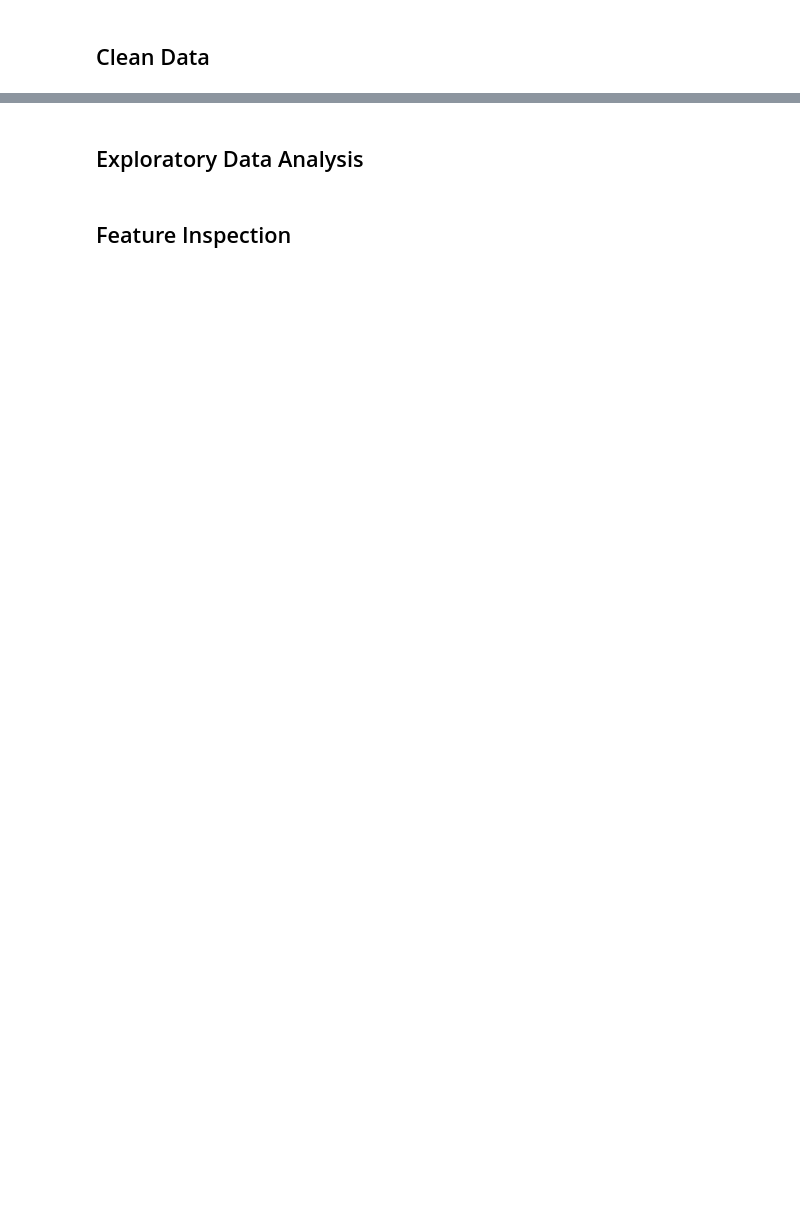
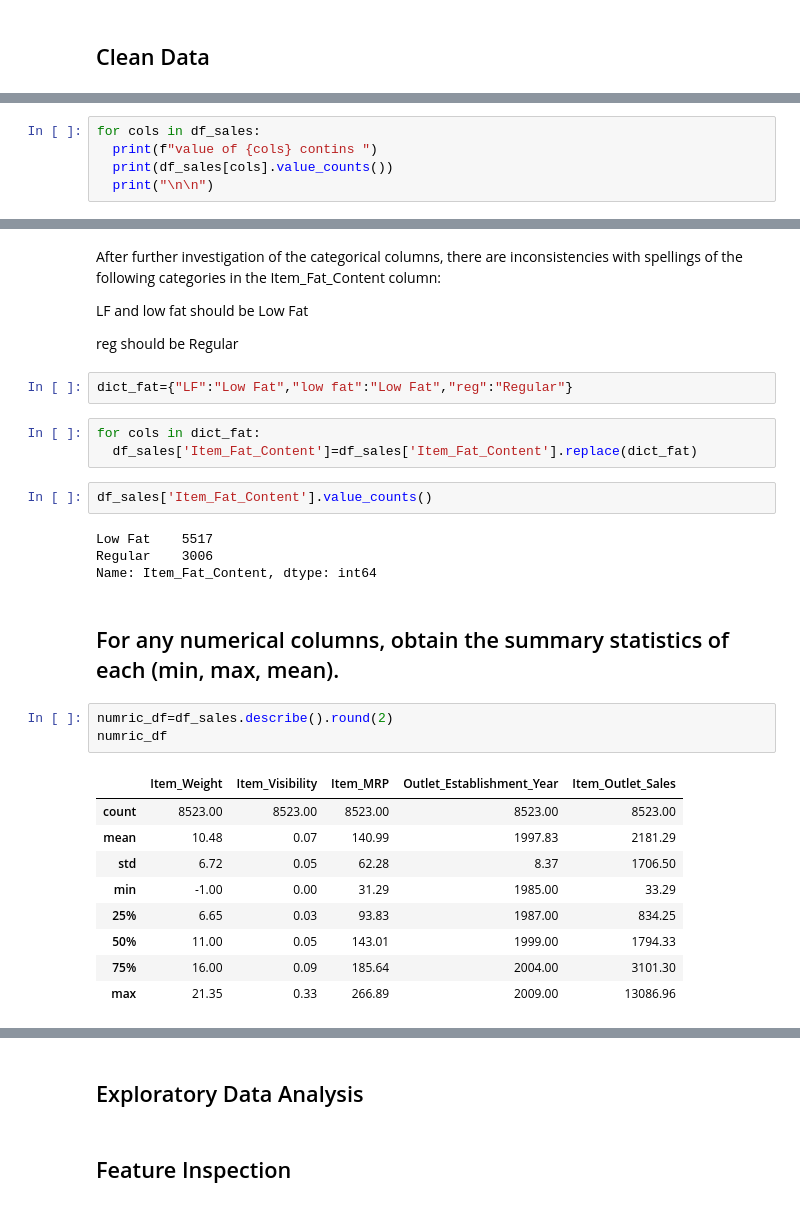
Before and after one commit to Al-Tayeb96/Prediction-of-Product-Sales, a Jupyter notebook: Prediction_of_Product_Sales.ipynb, the cells around one changed output, grey strips where cells are left out. Drawn from its saved outputs; the diff is of its cells as text; blank space fills up the shorter version.

```diff
--- a/Prediction_of_Product_Sales.ipynb
+++ b/Prediction_of_Product_Sales.ipynb
@@ -10,0 +185,5 @@
+# %%
+for cols in df_sales:
+  print(f"value of {cols} contins ")
+  print(df_sales[cols].value_counts())
+  print("\n\n")
@@ -10,0 +217,33 @@
+# %% [markdown]
+After further investigation of the categorical columns, there are inconsistencies with spellings of the following categories in the Item_Fat_Content column:
+
+LF and low fat should be Low Fat
+
+
+reg should be Regular
+# %%
+dict_fat={"LF":"Low Fat","low fat":"Low Fat","reg":"Regular"}
+# %%
+for cols in dict_fat:
+  df_sales['Item_Fat_Content']=df_sales['Item_Fat_Content'].replace(dict_fat)
+# %%
+df_sales['Item_Fat_Content'].value_counts()
+# %% [output]
+Low Fat    5517
+Regular    3006
+Name: Item_Fat_Content, dtype: int64
+# %% [markdown]
+## For any numerical columns, obtain the summary statistics of each (min, max, mean).
+# %%
+numric_df=df_sales.describe().round(2)
+numric_df
+# %% [output]
+|  | Item_Weight | Item_Visibility | Item_MRP | Outlet_Establishment_Year | Item_Outlet_Sales |
+| count | 8523.00 | 8523.00 | 8523.00 | 8523.00 | 8523.00 |
+| mean | 10.48 | 0.07 | 140.99 | 1997.83 | 2181.29 |
+| std | 6.72 | 0.05 | 62.28 | 8.37 | 1706.50 |
+| min | -1.00 | 0.00 | 31.29 | 1985.00 | 33.29 |
+| 25% | 6.65 | 0.03 | 93.83 | 1987.00 | 834.25 |
+| 50% | 11.00 | 0.05 | 143.01 | 1999.00 | 1794.33 |
+| 75% | 16.00 | 0.09 | 185.64 | 2004.00 | 3101.30 |
+| max | 21.35 | 0.33 | 266.89 | 2009.00 | 13086.96 |
```
Also changed, not shown: parts of 34 cells of this notebook.
